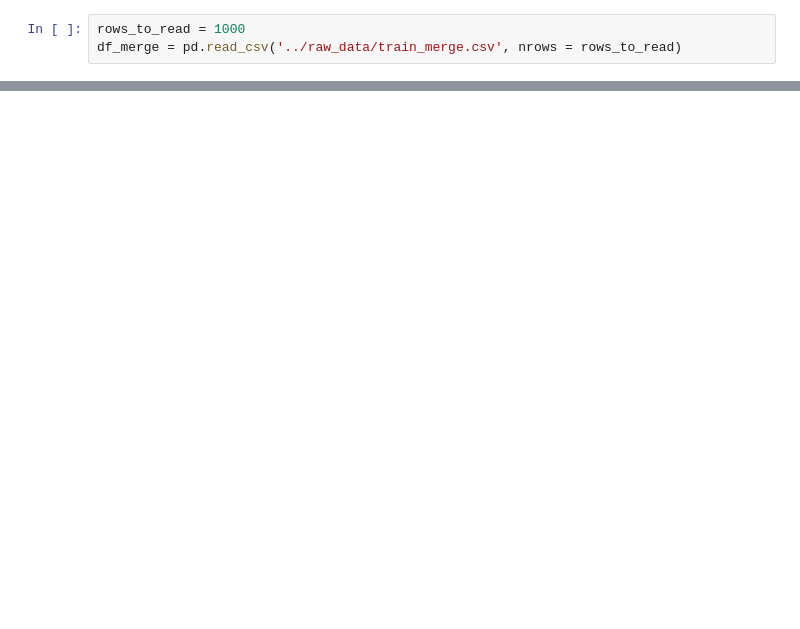
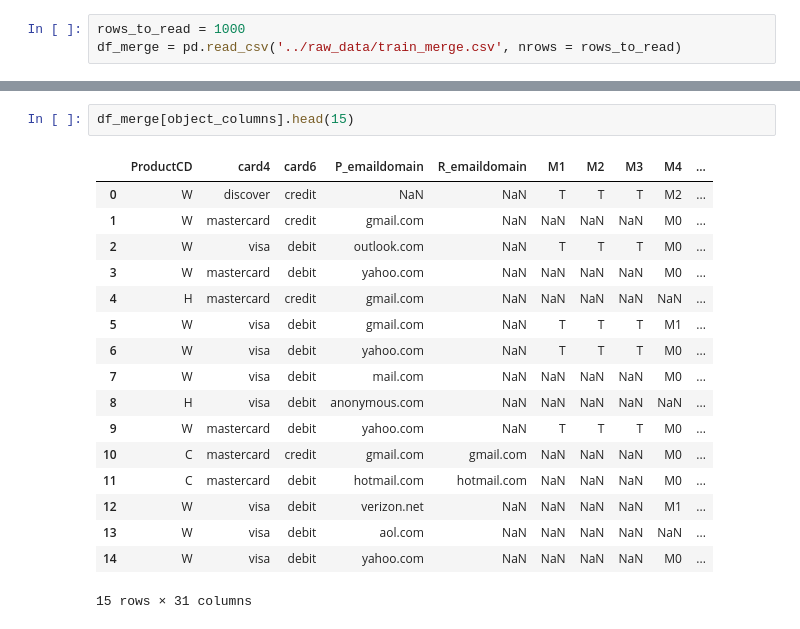
Before and after one commit to djclancy/ieee_fraud, a Jupyter notebook: exploratory_analysis/first_analysis.ipynb, the cells around one changed output, grey strips where cells are left out. Saved outputs shown, nothing was run; the diff lists cells and outputs as text; blank space fills up the shorter version.

```diff
--- a/exploratory_analysis/first_analysis.ipynb
+++ b/exploratory_analysis/first_analysis.ipynb
@@ -62,0 +119,20 @@ id_32 0.1314 26.5086 13.9687
+# %%
+df_merge[object_columns].head(15)
+# %% [output]
+|  | ProductCD | card4 | card6 | P_emaildomain | R_emaildomain | M1 | M2 | M3 | M4 | ... |
+| 0 | W | discover | credit | NaN | NaN | T | T | T | M2 | ... |
+| 1 | W | mastercard | credit | gmail.com | NaN | NaN | NaN | NaN | M0 | ... |
+| 2 | W | visa | debit | outlook.com | NaN | T | T | T | M0 | ... |
+| 3 | W | mastercard | debit | yahoo.com | NaN | NaN | NaN | NaN | M0 | ... |
+| 4 | H | mastercard | credit | gmail.com | NaN | NaN | NaN | NaN | NaN | ... |
+| 5 | W | visa | debit | gmail.com | NaN | T | T | T | M1 | ... |
+| 6 | W | visa | debit | yahoo.com | NaN | T | T | T | M0 | ... |
+| 7 | W | visa | debit | mail.com | NaN | NaN | NaN | NaN | M0 | ... |
+| 8 | H | visa | debit | anonymous.com | NaN | NaN | NaN | NaN | NaN | ... |
+| 9 | W | mastercard | debit | yahoo.com | NaN | T | T | T | M0 | ... |
+| 10 | C | mastercard | credit | gmail.com | gmail.com | NaN | NaN | NaN | M0 | ... |
+| 11 | C | mastercard | debit | hotmail.com | hotmail.com | NaN | NaN | NaN | M0 | ... |
+| 12 | W | visa | debit | verizon.net | NaN | NaN | NaN | NaN | M1 | ... |
+| 13 | W | visa | debit | aol.com | NaN | NaN | NaN | NaN | NaN | ... |
+| 14 | W | visa | debit | yahoo.com | NaN | NaN | NaN | NaN | M0 | ... |
+15 rows × 31 columns
```
Also changed, not shown: parts of 8 cells of this notebook.
